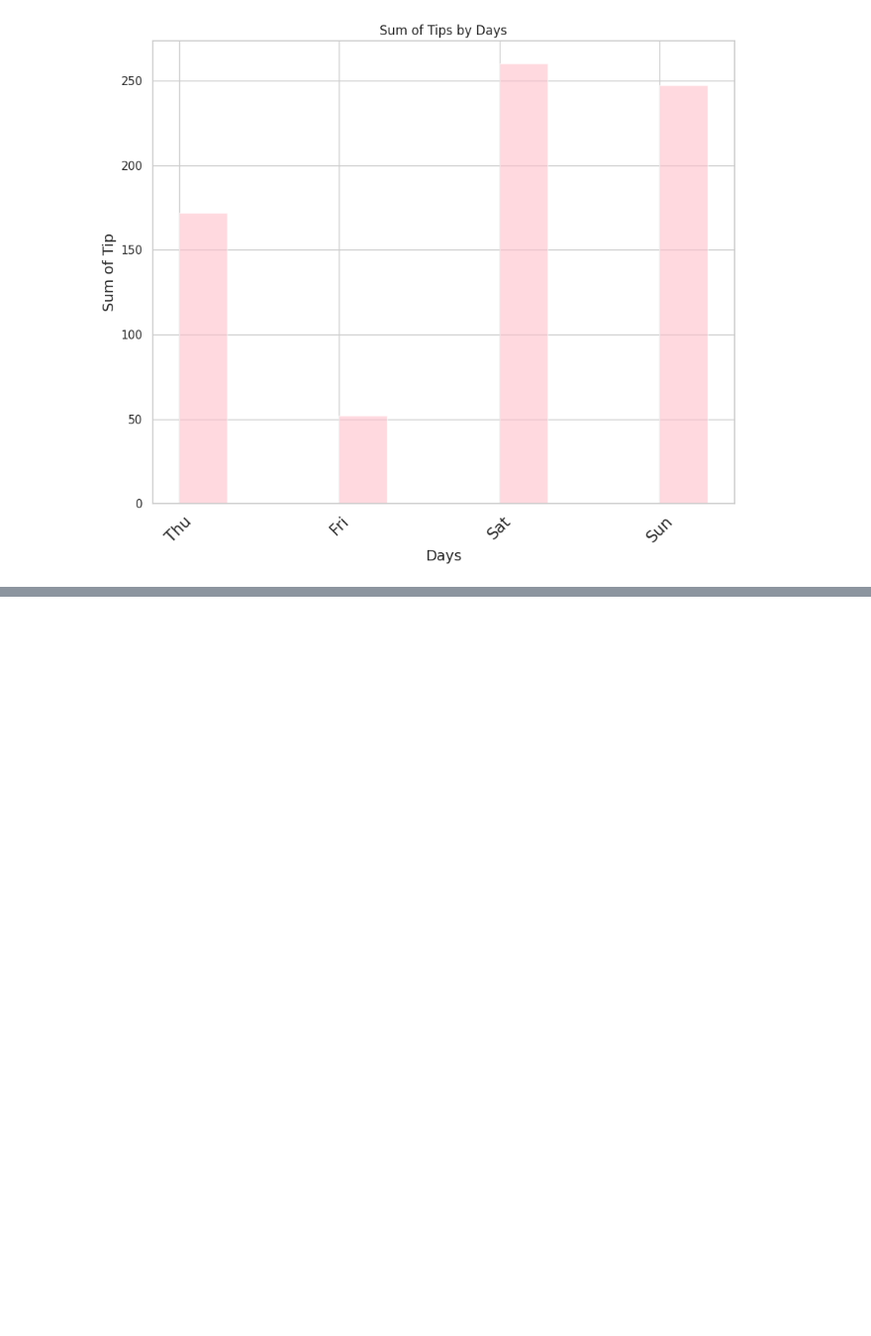
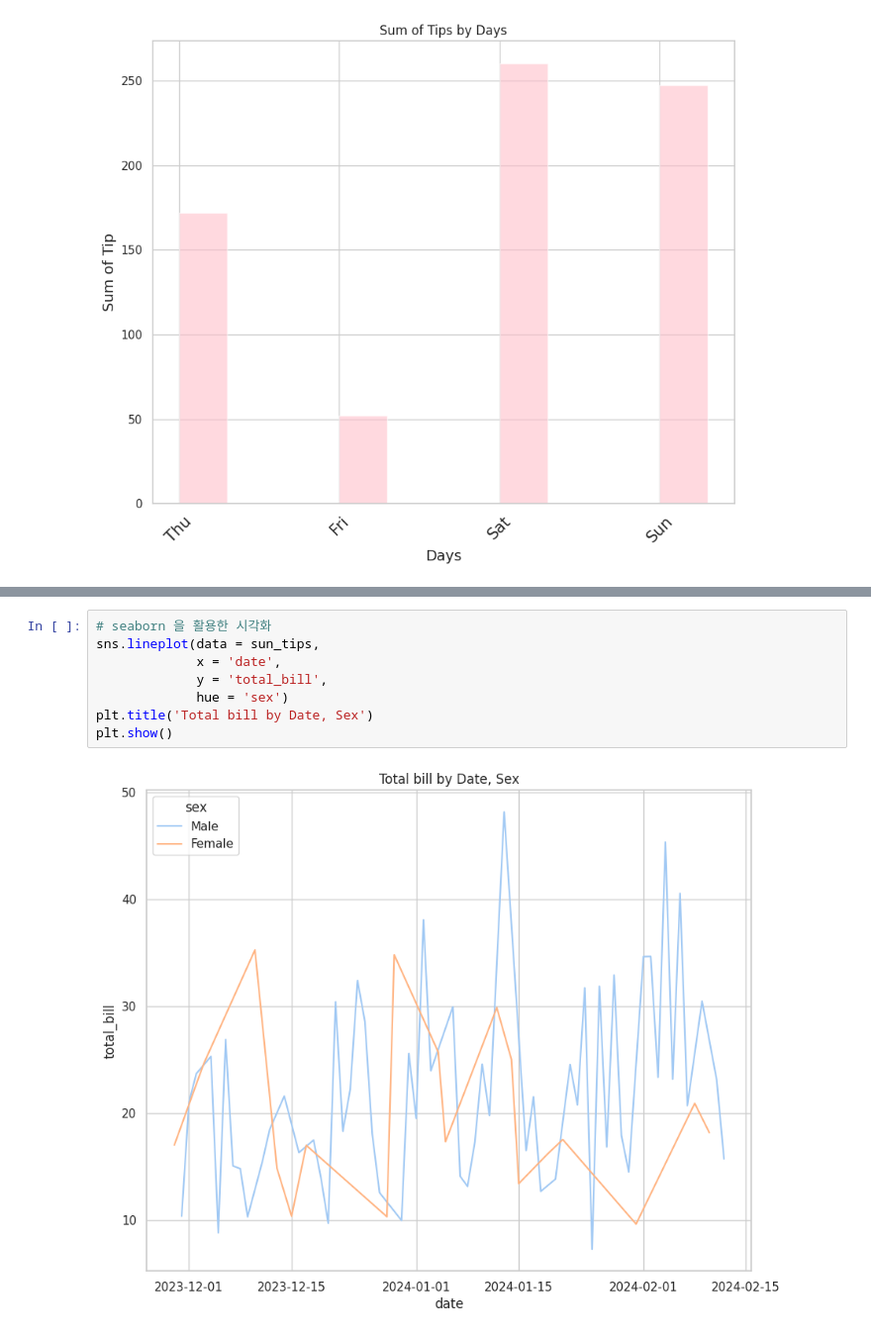
Before and after one commit to gherwt/TIL, a Jupyter notebook: kDT30/DATA ANALIYSIS/DA 정리/ML, DL Lecture/Data visuaization.ipynb, the cells around one changed output, grey strips where cells are left out. Shown: that part at 99% size. Drawn from its saved outputs; the diff is of its cells as text; blank space fills up the shorter version.

```diff
--- a/kDT30/DATA ANALIYSIS/DA 정리/ML, DL Lecture/Data visuaization.ipynb
+++ b/kDT30/DATA ANALIYSIS/DA 정리/ML, DL Lecture/Data visuaization.ipynb
@@ -97,0 +171,10 @@ plt.show()
+# %%
+# seaborn 을 활용한 시각화
+sns.lineplot(data = sun_tips,
+             x = 'date',
+             y = 'total_bill',
+             hue = 'sex')
+plt.title('Total bill by Date, Sex')
+plt.show()
+# %% [output]
+[figure, added]
```
Also changed, not shown: parts of 16 cells of this notebook.
